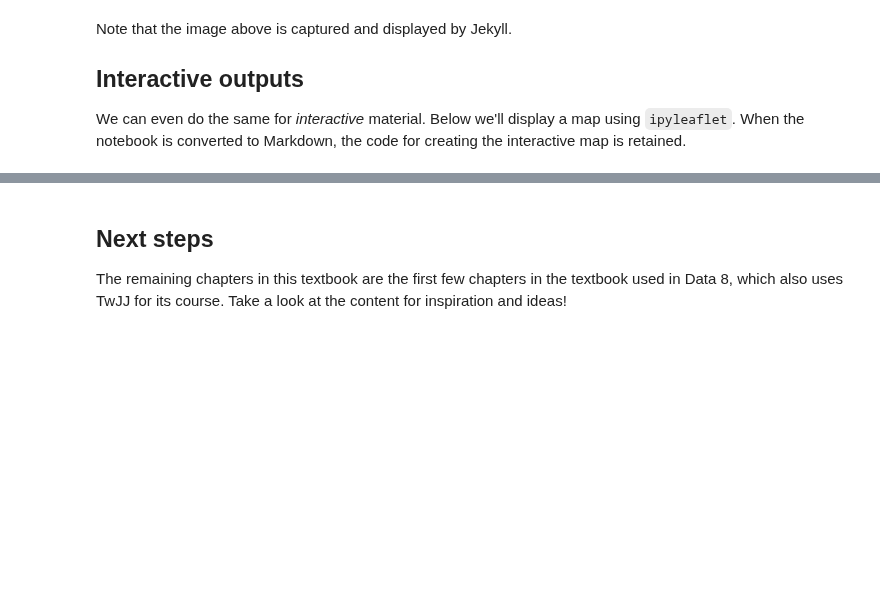
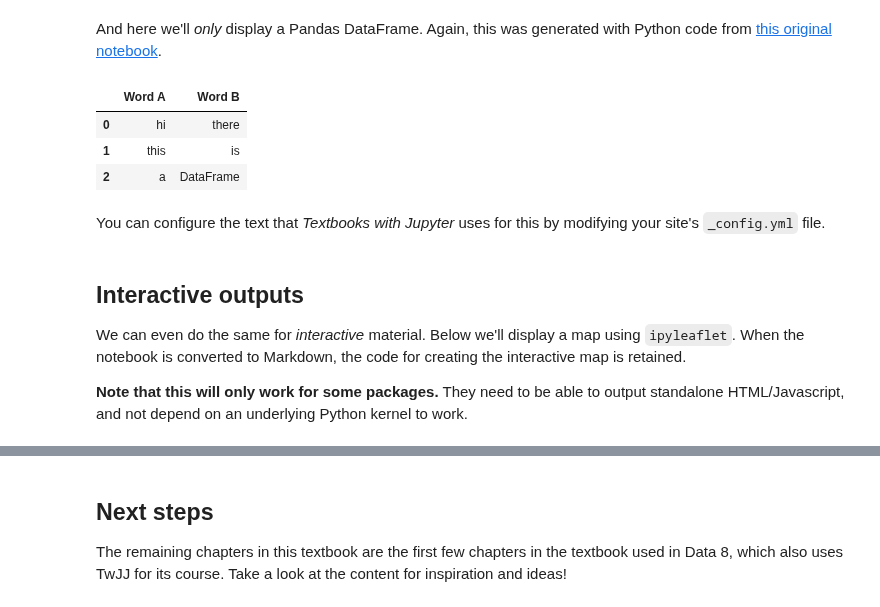
Before and after one commit to jupyter-book/jupyter-book, a Jupyter notebook: notebooks/introduction/notebooks.ipynb, the cells around one changed output, grey strips where cells are left out. Saved outputs shown, nothing was run; the diff lists cells and outputs as text; code cells hidden in the pictures; blank space fills up the shorter version.

```diff
--- a/notebooks/introduction/notebooks.ipynb
+++ b/notebooks/introduction/notebooks.ipynb
@@ -43,10 +98,25 @@ ax.legend(custom_lines, ['Cold', 'Medium', 'Hot'])
+# %% [markdown]
+And here we'll *only* display a Pandas DataFrame. Again, this was generated with Python code
+from [this original notebook](https://github.com/choldgraf/textbooks-with-jupyter/blob/master/notebooks/introduction/notebooks.ipynb).
+# %%
+# NO CODE
+import pandas as pd
+pd.DataFrame([['hi', 'there'], ['this', 'is'], ['a', 'DataFrame']], columns=['Word A', 'Word B'])
+# %% [output]
+|  | Word A | Word B |
+| 0 | hi | there |
+| 1 | this | is |
+| 2 | a | DataFrame |
+# %% [markdown]
+You can configure the text that *Textbooks with Jupyter* uses for this by modifying your site's `_config.yml` file.
 # %% [markdown]
-Note that the image above is captured and displayed by Jekyll.
-
 ## Interactive outputs
 
 We can even do the same for *interactive* material. Below we'll display a map using `ipyleaflet`. When the notebook
 is converted to Markdown, the code for creating the interactive map is retained.
+
+**Note that this will only work for some packages.** They need to be able to output standalone HTML/Javascript, and not
+depend on an underlying Python kernel to work.
 # %%
 import folium
 # %%
```
Also changed, not shown: parts of 8 cells of this notebook, 17 other files.
